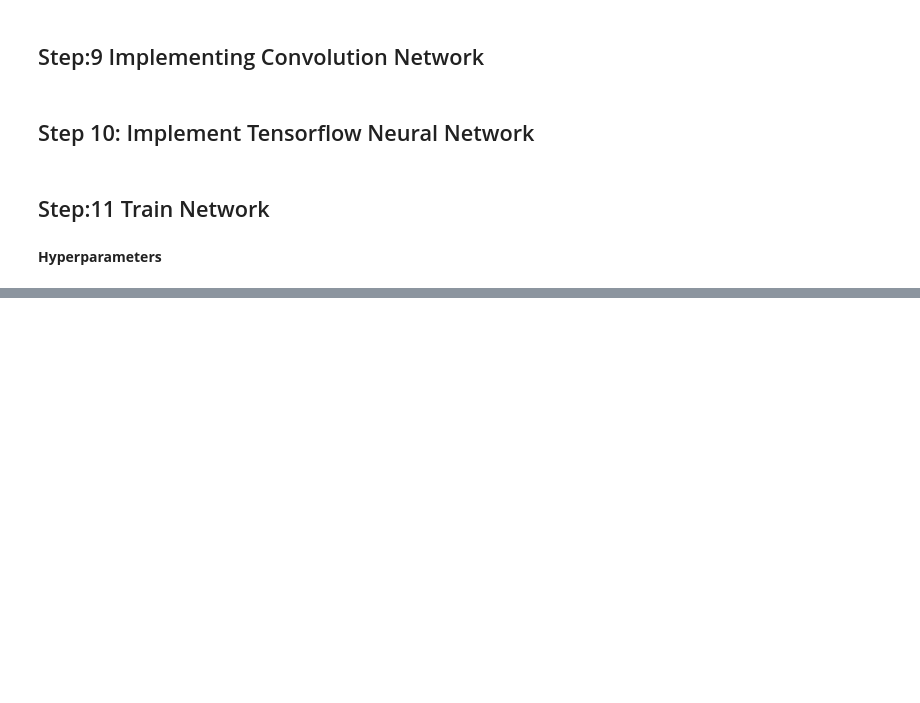
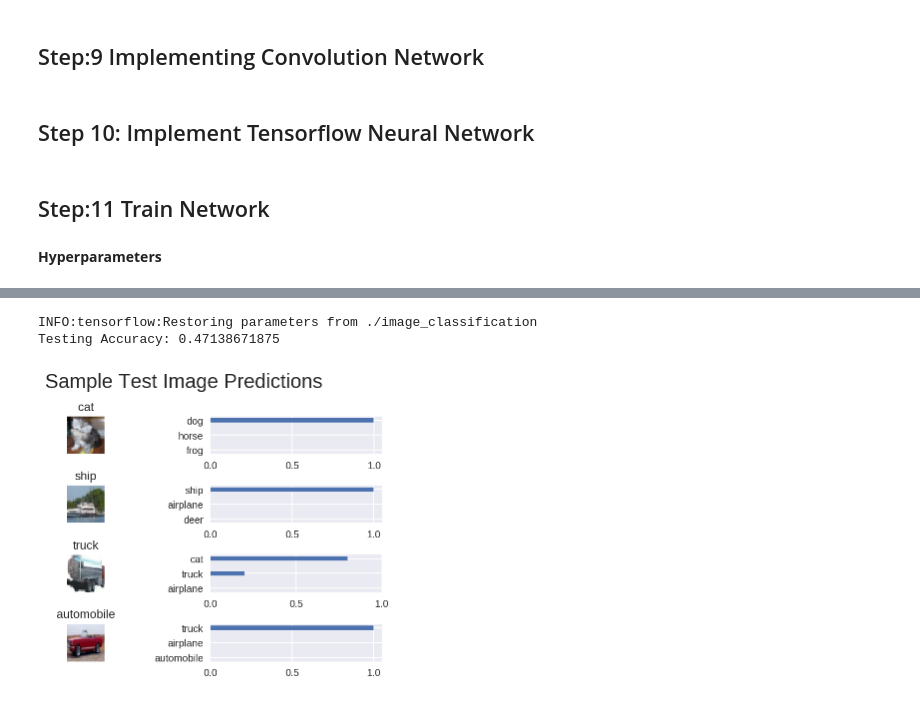
Before and after one commit to buddharajuramaraju/ImageClassification-DL-Project, a Jupyter notebook: ImageClassification.ipynb, the cells around one changed output, grey strips where cells are left out. Saved outputs shown, nothing was run; the diff lists cells and outputs as text; code cells hidden in the pictures; blank space fills up the shorter version.

```diff
--- a/ImageClassification.ipynb
+++ b/ImageClassification.ipynb
@@ -175,7 +178,7 @@ def neural_net_keep_prob_input():
 def conv2d_maxpool(x_tensor,conv_num_outputs,conv_ksize,conv_strides,pool_ksize,pool_strides):
 
   ## To Caluculate weights and bias
-  weights = tf.Variable(tf.truncated_normal([*conv_ksize,x_tensor.shape.as_list()[3],conv_num_outputs]))
+  weights = tf.Variable(tf.truncated_normal([*conv_ksize,x_tensor.shape.as_list()[3],conv_num_outputs],stddev=5e-2))
   bias = tf.Variable(tf.zeros(conv_num_outputs))
 
   ## Convolution layer
@@ -274,13 +282,15 @@ accuracy = tf.reduce_mean(tf.cast(correct_pred,tf.float32),name='accuracy')
 # %%
 def train_network(session,optimizer,keep_probability,feature_batch,label_batch):
   session.run(optimizer,feed_dict={x:feature_batch,y:label_batch,keep_prob:keep_probability})
+# %%
+valid_features, valid_labels = pickle.load(open('preprocess_validation.p', mode='rb'))
 # %%
 def print_status(session,feature_batch,label_batch,cost,accuracy):
 
   #Calculate Loss
   loss = session.run(cost,feed_dict={x:feature_batch,y:label_batch,keep_prob:1.0})
   #Calculate accuracy
-  valid_acc = session.run(accuracy,feed_dict={x:feature_batch,y:label_batch,keep_prob:1.0})
+  valid_acc = session.run(accuracy,feed_dict={x:valid_features,y:valid_labels,keep_prob:1.0})
   # Print
   print('Loss: {:>10.4f} Validation Accuracy: {:.6f}'.format(loss,valid_acc))
 # %% [markdown]
@@ -342,0 +376,37 @@ data_batch_1  data_batch_3  data_batch_5  test_batch
+# %%
+from sklearn.preprocessing import LabelBinarizer
+import matplotlib.pyplot as plt
+
+
+def _load_label_names():
+
+  return ['airplane', 'automobile', 'bird', 'cat', 'deer', 'dog', 'frog', 'horse', 'ship', 'truck']
+
+def display_image_predictions(features, labels, predictions):
+    n_classes = 10
+    label_names = _load_label_names()
+    label_binarizer = LabelBinarizer()
+    label_binarizer.fit(range(n_classes))
+    label_ids = label_binarizer.inverse_transform(np.array(labels))
+
+    fig, axies = plt.subplots(nrows=4, ncols=2)
+    fig.tight_layout()
+    fig.suptitle('Sample Test Image Predictions', fontsize=20, y=1.1)
+
+    n_predictions = 3
+    margin = 0.05
+    ind = np.arange(n_predictions)
+    width = (1. - 2. * margin) / n_predictions
+
+    for image_i, (feature, label_id, pred_indicies, pred_values) in enumerate(zip(features, label_ids, predictions.indices, predictions.values)):
+        pred_names = [label_names[pred_i] for pred_i in pred_indicies]
+        correct_name = label_names[label_id]
+
+        axies[image_i][0].imshow(feature)
+        axies[image_i][0].set_title(correct_name)
+        axies[image_i][0].set_axis_off()
+
+        axies[image_i][1].barh(ind + margin, pred_values[::-1], width)
+        axies[image_i][1].set_yticks(ind + margin)
+        axies[image_i][1].set_yticklabels(pred_names[::-1])
+        axies[image_i][1].set_xticks([0, 0.5, 1.0])
@@ -342,0 +460,6 @@ data_batch_1  data_batch_3  data_batch_5  test_batch
+# %%
+test_model()
+# %% [output]
+INFO:tensorflow:Restoring parameters from ./image_classification
+Testing Accuracy: 0.47138671875
+[figure, added]
```
Also changed, not shown: parts of 10 cells of this notebook.
